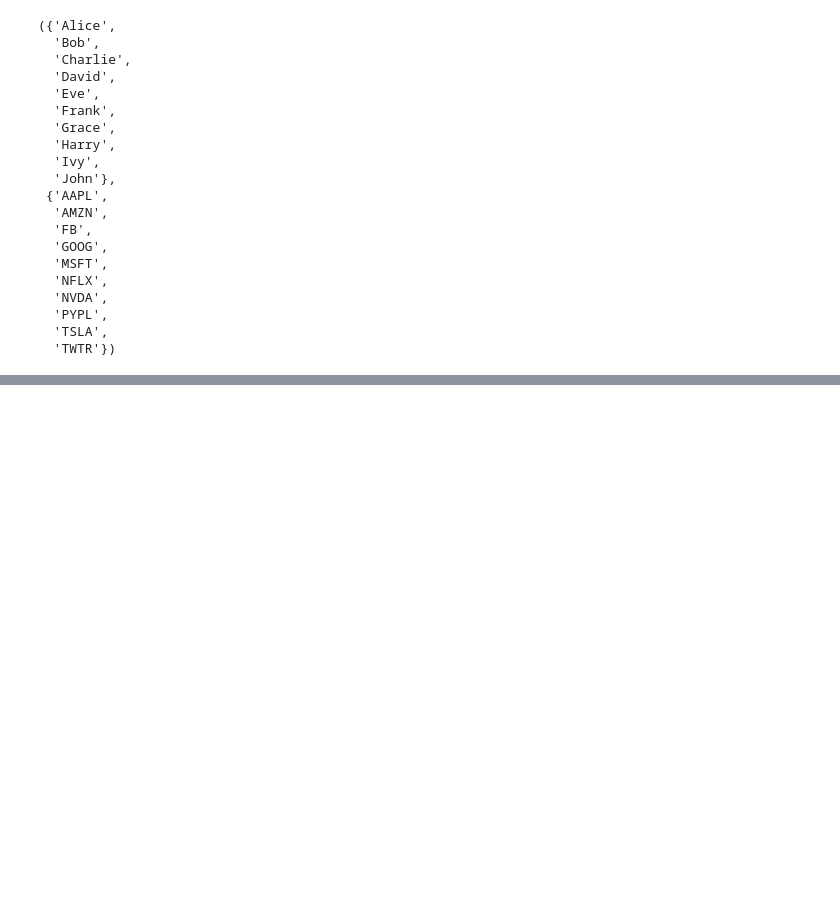
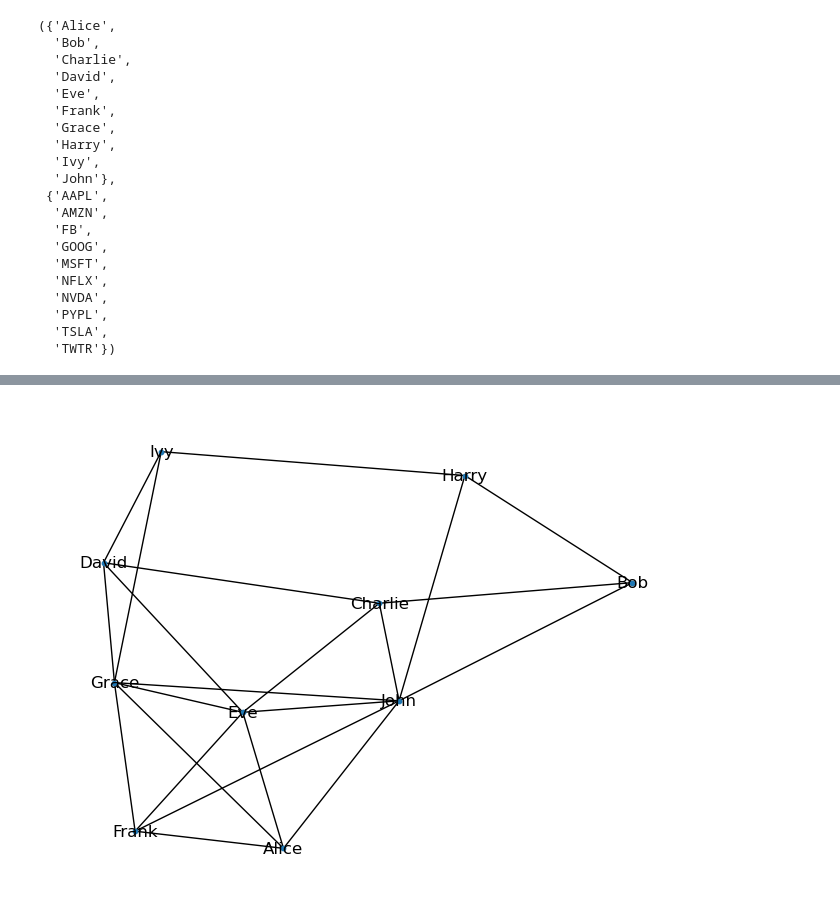
Before and after one commit to daniprec/BAM-Applied-Math-Lab, a Jupyter notebook: sessions/s07_networks/1-networkx-types.ipynb, the cells around one changed output, grey strips where cells are left out. Cells and saved outputs as stored; diff of their text form; code cells hidden in the pictures; blank space fills up the shorter version.

```diff
--- a/sessions/s07_networks/1-networkx-types.ipynb
+++ b/sessions/s07_networks/1-networkx-types.ipynb
@@ -382,10 +393,12 @@ plt.show()
 # %%
 # A wighted L-partite
 # how many in common
-P = bipartite.weighted_projected_graph(
+graph_projected = bipartite.weighted_projected_graph(
     graph_bipartite, bipartite.sets(graph_bipartite)[0]
 )
-nx.draw(P, with_labels=True, node_size=10)
+nx.draw(graph_projected, with_labels=True, node_size=10)
 plt.show()
+# %% [output]
+[figure, added]
 # %%
 # better visualization
```
Also changed, not shown: parts of 32 cells of this notebook, 5 other files.
